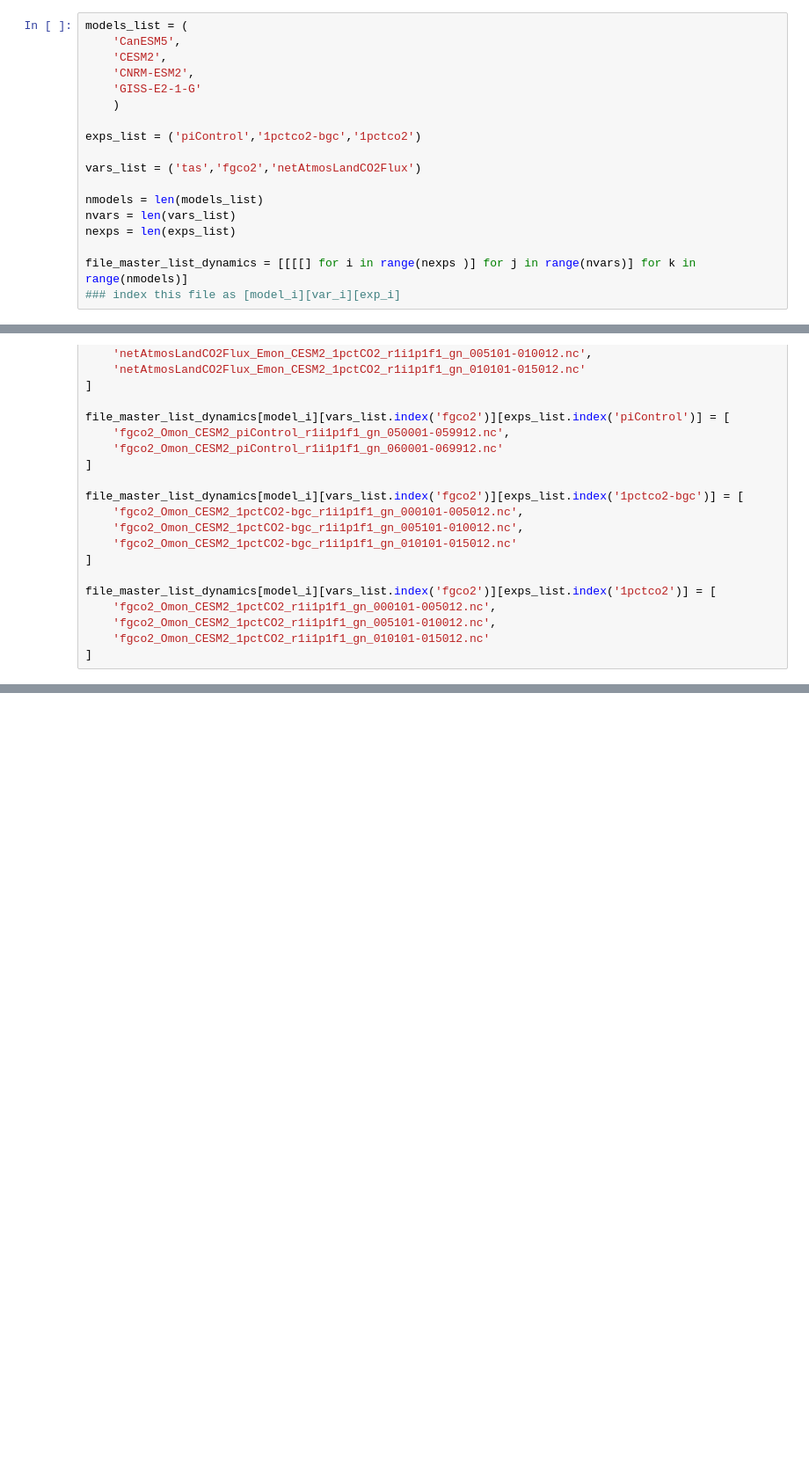
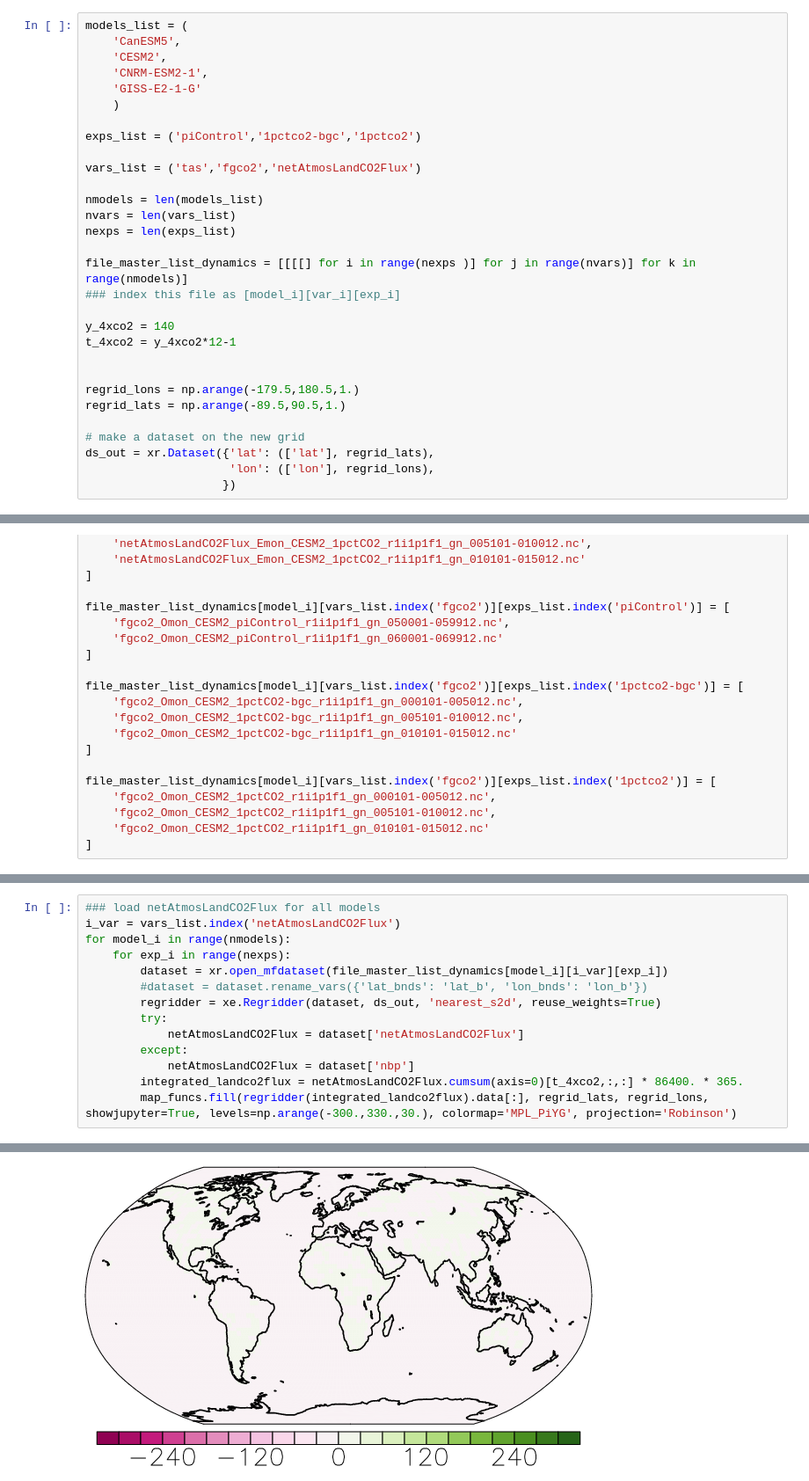
Before and after one commit to ckoven/cmip6_beta_gamma_maps, a Jupyter notebook: cmip6_beta_gamma_maps.ipynb, the cells around one changed output, grey strips where cells are left out. Shown at 88% size. Saved outputs shown, nothing was run; the diff lists cells and outputs as text; blank space fills up the shorter version.

```diff
--- a/cmip6_beta_gamma_maps.ipynb
+++ b/cmip6_beta_gamma_maps.ipynb
@@ -12,7 +12,7 @@ import xarray as xr
 models_list = (
     'CanESM5',
     'CESM2',
-    'CNRM-ESM2',
+    'CNRM-ESM2-1',
     'GISS-E2-1-G'
     )
 
@@ -26,6 +26,18 @@ nexps = len(exps_list)
 
 file_master_list_dynamics = [[[[] for i in range(nexps )] for j in range(nvars)] for k in range(nmodels)]
 ### index this file as [model_i][var_i][exp_i]
+
+y_4xco2 = 140
+t_4xco2 = y_4xco2*12-1
+
+
+regrid_lons = np.arange(-179.5,180.5,1.)
+regrid_lats = np.arange(-89.5,90.5,1.)
+
+# make a dataset on the new grid
+ds_out = xr.Dataset({'lat': (['lat'], regrid_lats),
+                     'lon': (['lon'], regrid_lons),
+                    })
 # %%
 ### load all the files for CESM2
 
@@ -107,0 +236,15 @@ exps_list.index('piControl')
+# %%
+### load netAtmosLandCO2Flux for all models
+i_var = vars_list.index('netAtmosLandCO2Flux')
+for model_i in range(nmodels):
+    for exp_i in range(nexps):
+        dataset = xr.open_mfdataset(file_master_list_dynamics[model_i][i_var][exp_i])
+        #dataset = dataset.rename_vars({'lat_bnds': 'lat_b', 'lon_bnds': 'lon_b'})
+        regridder = xe.Regridder(dataset, ds_out, 'nearest_s2d', reuse_weights=True)
+        try:
+            netAtmosLandCO2Flux = dataset['netAtmosLandCO2Flux']
+        except:
+            netAtmosLandCO2Flux = dataset['nbp']
+        integrated_landco2flux = netAtmosLandCO2Flux.cumsum(axis=0)[t_4xco2,:,:] * 86400. * 365.
+        map_funcs.fill(regridder(integrated_landco2flux).data[:], regrid_lats, regrid_lons, showjupyter=True, levels=np.arange(-300.,330.,30.), colormap='MPL_PiYG', projection='Robinson')
+# %% [output]
@@ -107,0 +259 @@ exps_list.index('piControl')
+[figure, added]
```
Also changed, not shown: parts of 15 cells of this notebook.
